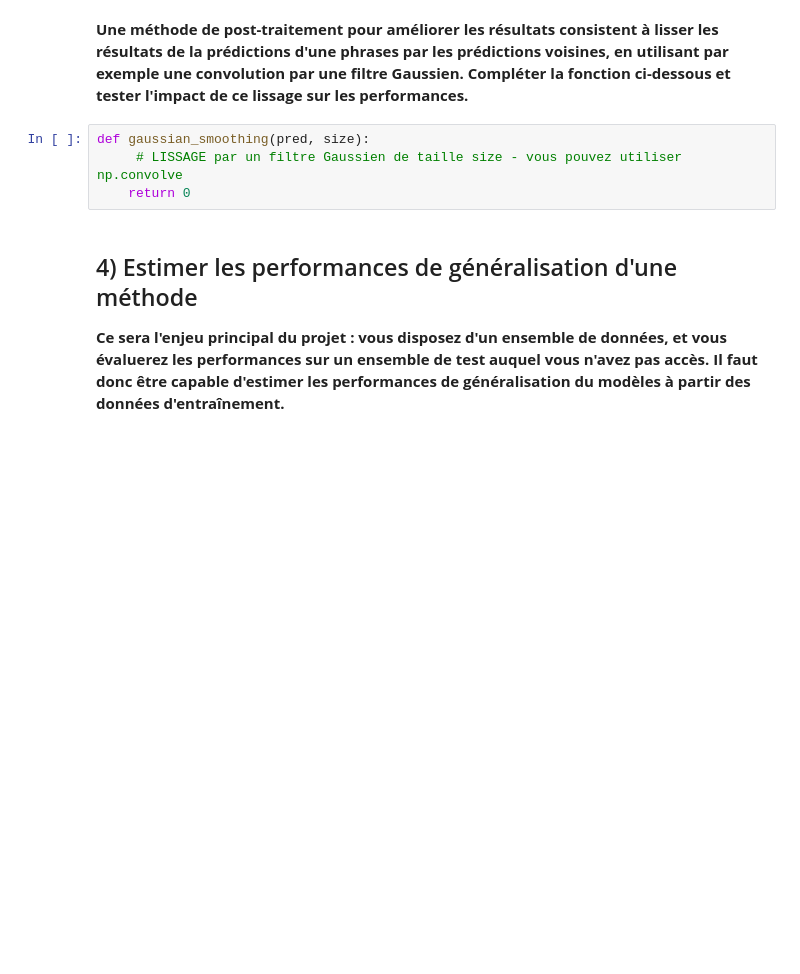
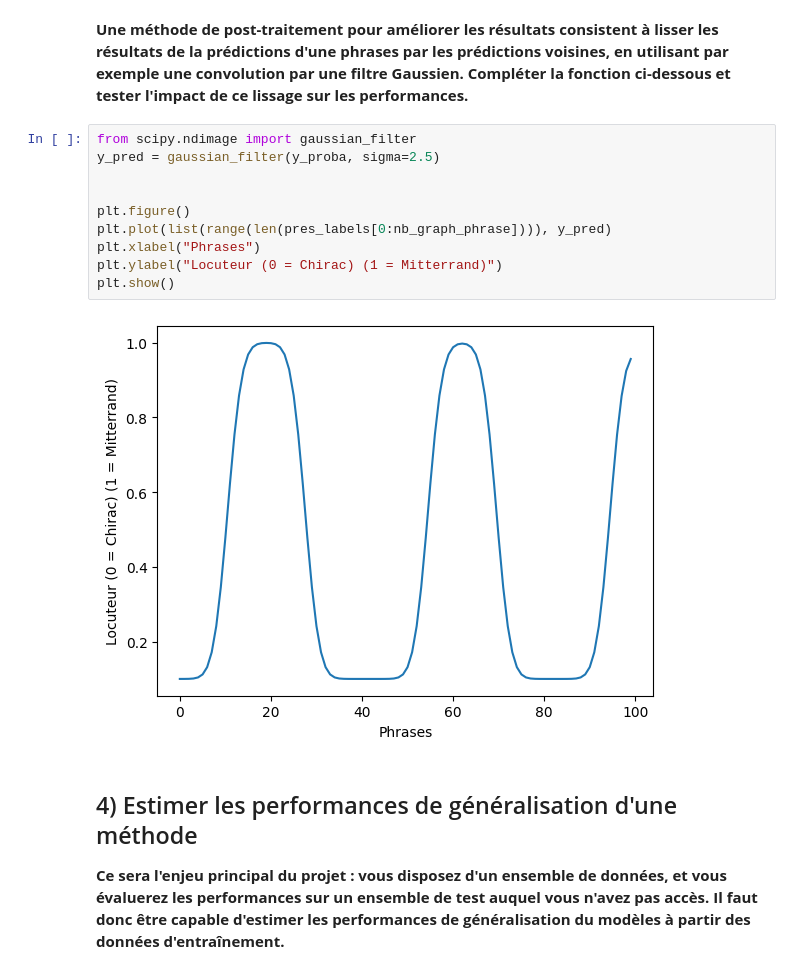
Before and after one commit to SharaineMALARVIJY/S2_Traitement_Automatique_de_la_Langues, a Jupyter notebook: Projet/Analyse du projet.ipynb, the cells around one changed output. Cells and saved outputs as stored; diff of their text form; blank space fills up the shorter version.

```diff
--- a/Projet/Analyse du projet.ipynb
+++ b/Projet/Analyse du projet.ipynb
@@ -169,9 +176,17 @@ plt.show()
 # %% [markdown]
 **Une méthode de post-traitement pour améliorer les résultats consistent à lisser les résultats de la prédictions d'une phrases par les prédictions voisines, en utilisant par exemple une convolution par une filtre Gaussien. Compléter la fonction ci-dessous et tester l'impact de ce lissage sur les performances.**
-# %%
-def gaussian_smoothing(pred, size):
-     # LISSAGE par un filtre Gaussien de taille size - vous pouvez utiliser np.convolve
-    return 0
+# %%
+from scipy.ndimage import gaussian_filter
+y_pred = gaussian_filter(y_proba, sigma=2.5)
+
+
+plt.figure()
+plt.plot(list(range(len(pres_labels[0:nb_graph_phrase]))), y_pred)
+plt.xlabel("Phrases")
+plt.ylabel("Locuteur (0 = Chirac) (1 = Mitterrand)")
+plt.show()
+# %% [output]
+[figure, added]
 # %% [markdown]
 
 ## 4) Estimer les performances de généralisation d'une méthode
```
Also changed, not shown: parts of 4 cells of this notebook, 3 other files.
